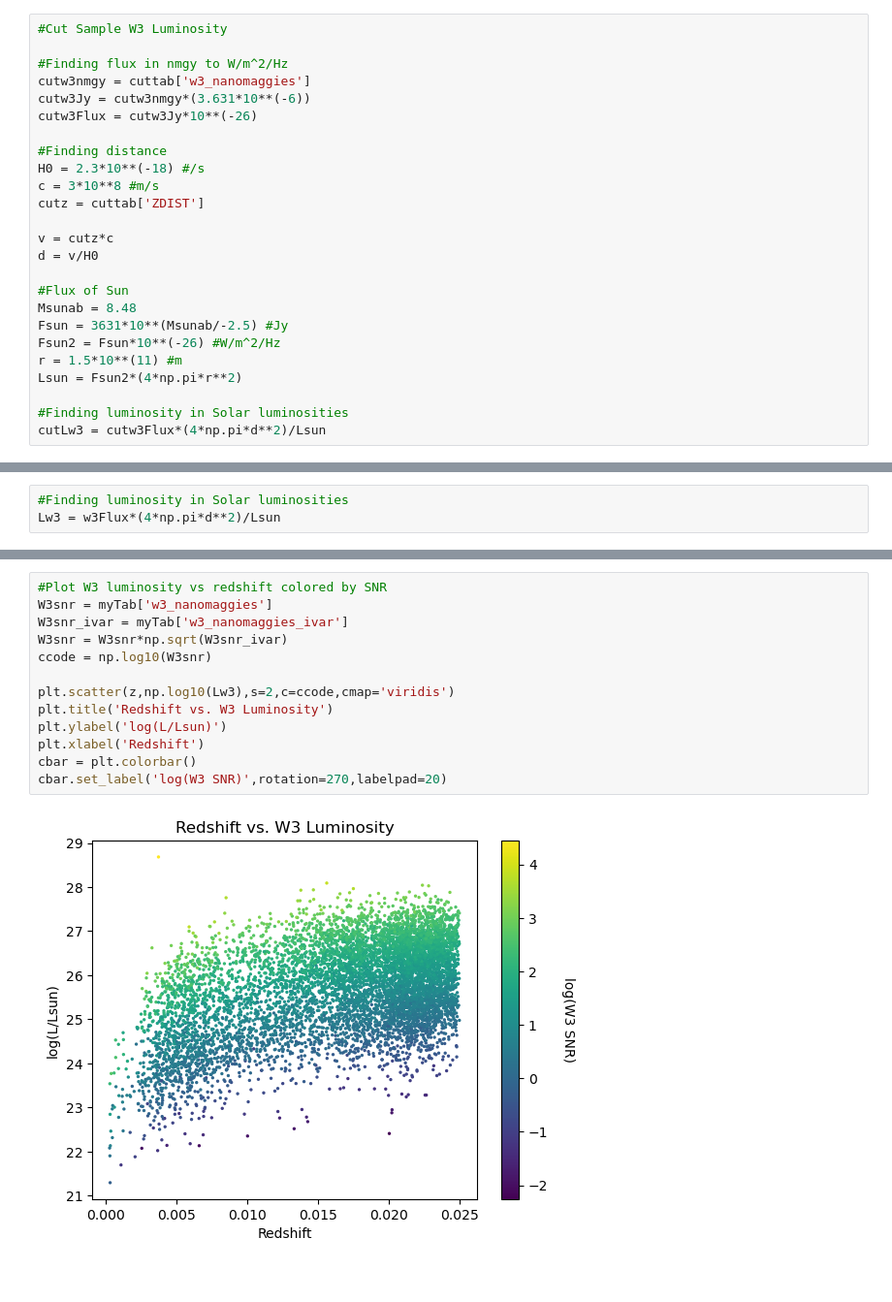
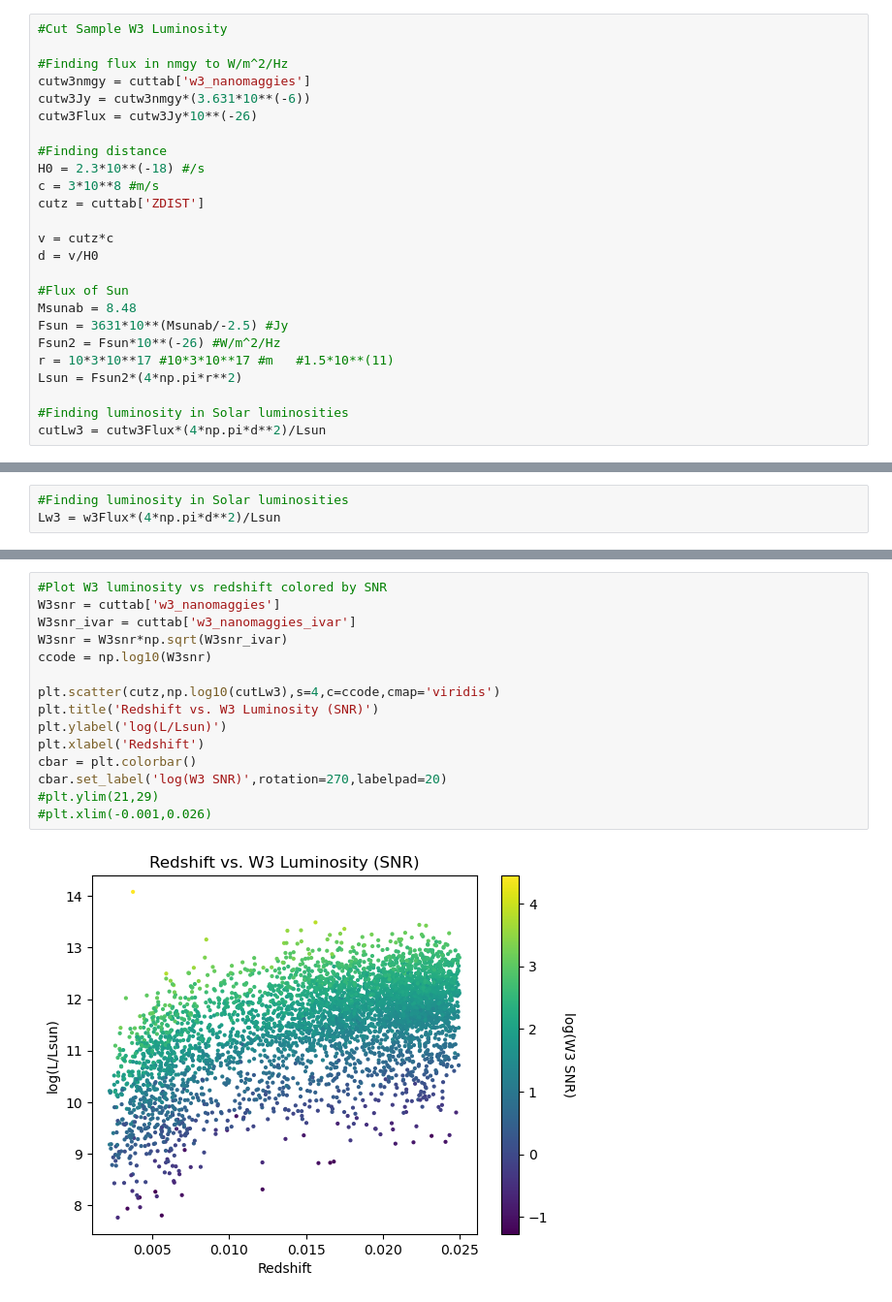
Before and after one commit to EvanBarkus/WISESize_Project, a Jupyter notebook: LvRedshiftPlot.ipynb, the cells around one changed output, grey strips where cells are left out. Shown at 97% size. Cells and saved outputs as stored; diff of their text form.

```diff
--- a/LvRedshiftPlot.ipynb
+++ b/LvRedshiftPlot.ipynb
@@ -71,7 +71,7 @@ d = v/H0
 Msunab = 8.48
 Fsun = 3631*10**(Msunab/-2.5) #Jy
 Fsun2 = Fsun*10**(-26) #W/m^2/Hz
-r = 1.5*10**(11) #m
+r = 10*3*10**17 #10*3*10**17 #m   #1.5*10**(11)
 Lsun = Fsun2*(4*np.pi*r**2)
 
 #Finding luminosity in Solar luminosities
@@ -102,15 +121,17 @@ Lw3 = w3Flux*(4*np.pi*d**2)/Lsun
 # %%
 #Plot W3 luminosity vs redshift colored by SNR
-W3snr = myTab['w3_nanomaggies']
-W3snr_ivar = myTab['w3_nanomaggies_ivar']
+W3snr = cuttab['w3_nanomaggies']
+W3snr_ivar = cuttab['w3_nanomaggies_ivar']
 W3snr = W3snr*np.sqrt(W3snr_ivar)
 ccode = np.log10(W3snr)
 
-plt.scatter(z,np.log10(Lw3),s=2,c=ccode,cmap='viridis')
-plt.title('Redshift vs. W3 Luminosity')
+plt.scatter(cutz,np.log10(cutLw3),s=4,c=ccode,cmap='viridis')
+plt.title('Redshift vs. W3 Luminosity (SNR)')
 plt.ylabel('log(L/Lsun)')
 plt.xlabel('Redshift')
 cbar = plt.colorbar()
 cbar.set_label('log(W3 SNR)',rotation=270,labelpad=20)
+#plt.ylim(21,29)
+#plt.xlim(-0.001,0.026)
 # %% [output]
-[figure, old version]
+[figure, new version]
```
Also changed, not shown: parts of 7 cells of this notebook.
